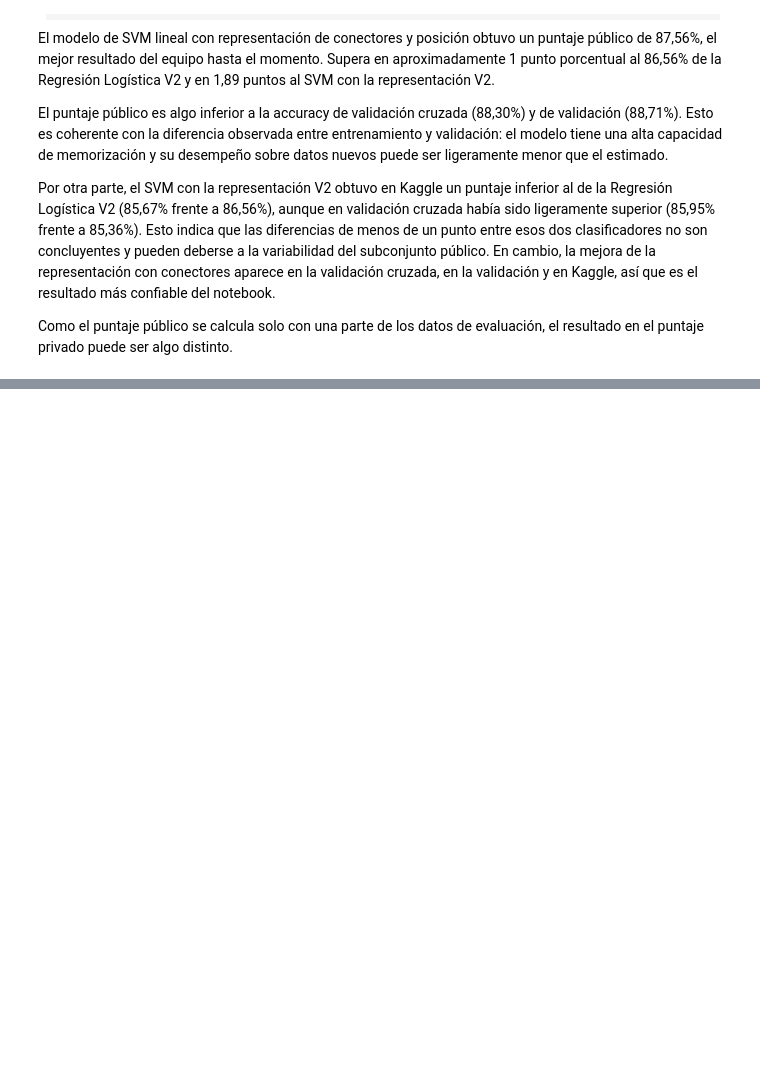
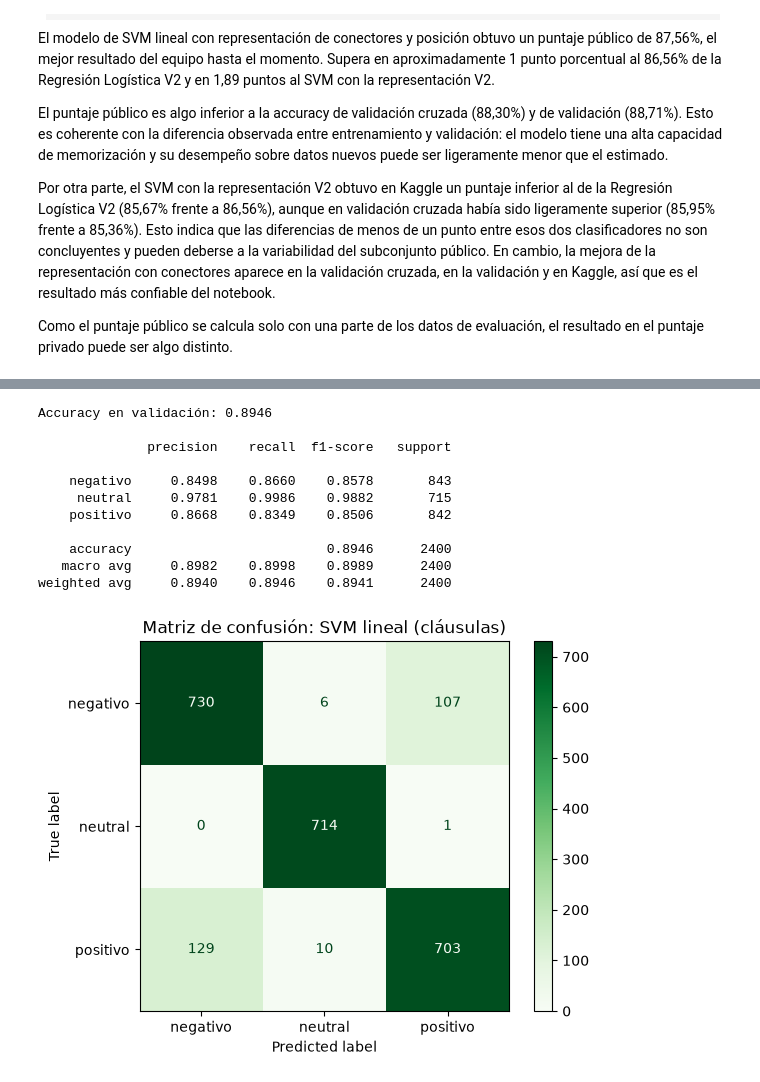
Before and after one commit to lauraS191/Proyecto-Machine-Learning, a Jupyter notebook: notebooks/03_SVM.ipynb, the cells around one changed output, grey strips where cells are left out. Drawn from its saved outputs; the diff is of its cells as text; code cells hidden in the pictures; blank space fills up the shorter version.

```diff
--- a/notebooks/03_SVM.ipynb
+++ b/notebooks/03_SVM.ipynb
@@ -890,0 +987,28 @@ Como limitación, el modelo final alcanza una accuracy cercana al 100% en entren
+# %%
+representacion_clausulas = clone(representacion_conectores)
+representacion_clausulas.set_params(
+    conectores__marcar=FunctionTransformer(
+        marcar_clausulas_lote,
+        kw_args={"palabras_conector": 1},
+        validate=False
+    )
+)
+
+pipeline_svm_clausulas = Pipeline([
+    ("representacion", representacion_clausulas),
+    ("modelo", LinearSVC(max_iter=5000, random_state=42))
+])
+
+grid_clausulas = GridSearchCV(
+    estimator=pipeline_svm_clausulas,
+    param_grid={"modelo__C": [0.3, 0.6, 1.0]},
+    scoring="accuracy",
+    cv=cv,
+    n_jobs=-1,
+    verbose=1
+)
+
+grid_clausulas.fit(X_train, y_train)
+
+print("Mejores parámetros:", grid_clausulas.best_params_)
+print(f"Accuracy promedio en CV: {grid_clausulas.best_score_:.4f}")
@@ -890,0 +1039,24 @@ Como limitación, el modelo final alcanza una accuracy cercana al 100% en entren
+# %%
+mejor_clausulas = grid_clausulas.best_estimator_
+
+y_pred_clausulas = mejor_clausulas.predict(X_val)
+
+print(f"Accuracy en validación: {accuracy_score(y_val, y_pred_clausulas):.4f}\n")
+print(classification_report(y_val, y_pred_clausulas, digits=4))
+
+ConfusionMatrixDisplay.from_predictions(y_val, y_pred_clausulas, cmap="Greens")
+plt.title("Matriz de confusión: SVM lineal (cláusulas)")
+plt.show()
+# %% [output]
+Accuracy en validación: 0.8946
+
+              precision    recall  f1-score   support
+
+    negativo     0.8498    0.8660    0.8578       843
+     neutral     0.9781    0.9986    0.9882       715
+    positivo     0.8668    0.8349    0.8506       842
+
+    accuracy                         0.8946      2400
+   macro avg     0.8982    0.8998    0.8989      2400
+weighted avg     0.8940    0.8946    0.8941      2400
+[figure, added]
```
Also changed, not shown: parts of 17 cells of this notebook, 7 other files.
